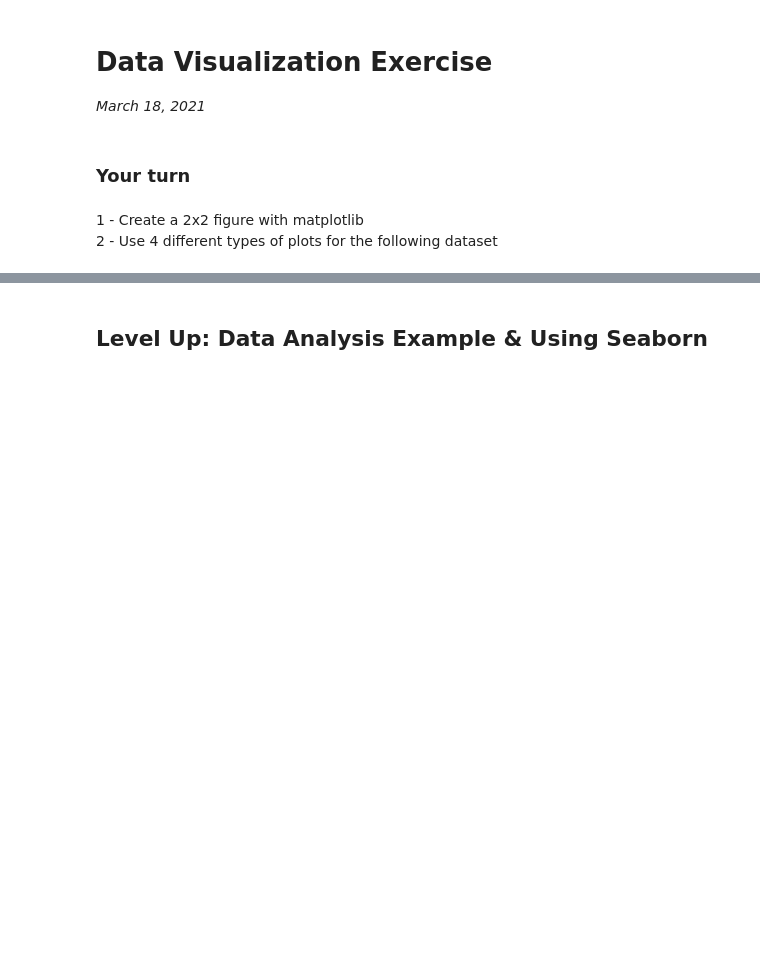
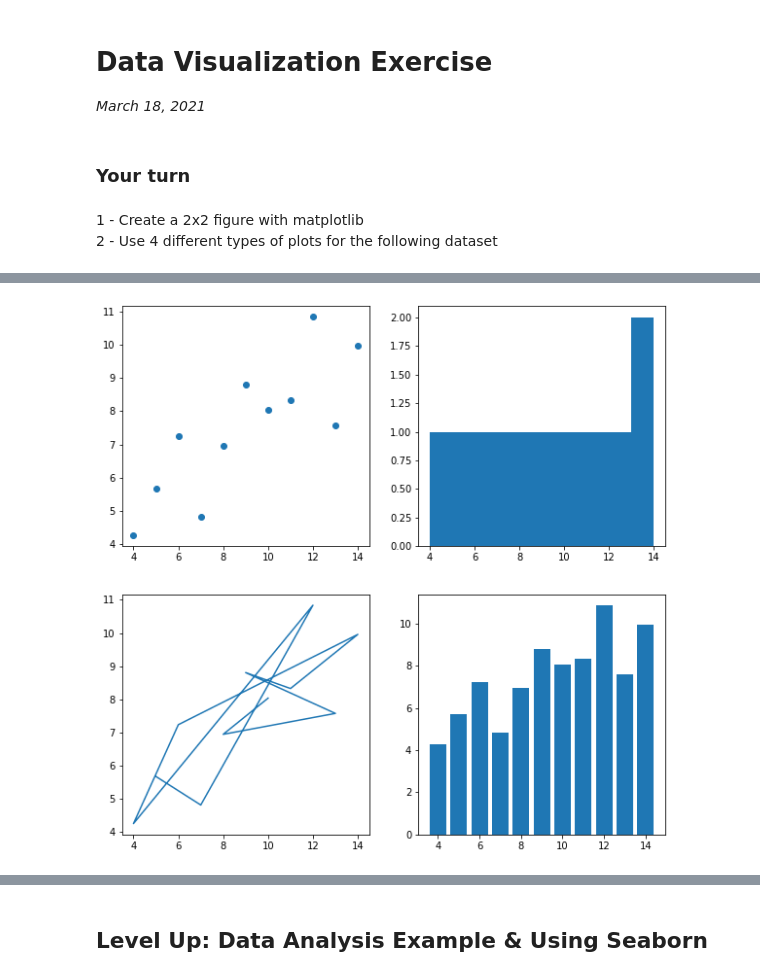
Before and after one commit to jayce7376/data_viz_exercise, a Jupyter notebook: Data_Viz.ipynb, the cells around one changed output, grey strips where cells are left out. Saved outputs shown, nothing was run; the diff lists cells and outputs as text; code cells hidden in the pictures; blank space fills up the shorter version.

```diff
--- a/Data_Viz.ipynb
+++ b/Data_Viz.ipynb
@@ -20,4 +27,5 @@ aq
 # %%
 # subset the dataset to only include columns "x123" and "y1", and call the new dataframe aq1
+aq1 = aq[['x123', 'y1']]
 # %%
 # create a 2x2 subplot, use figsize 10x10
@@ -25,18 +35,22 @@ fig , axes = None
 # %%
 # define our x and y
 x = aq1.x123
 y = aq1.y1
 
 # now create 4 graphs, the the upper left graph a scatter plot
 # the bottom left a line plot
 # the top right a histogram (just show x)
 # the bottom right a bar plot
 
 
 #starter code:
-axes[_][_].___(_,_)
-axes[_][_].___(_,_)
-axes[_][_].___(_)
-axes[_][_].___(_,_)
+axes[0][0].scatter(x, y)
+axes[1][0].plot(x,y)
+axes[0][1].hist(x)
+axes[1][1].bar(x,y)
+
+fig
+# %% [output]
+[figure, added]
 # %%
 # Add titles to each of the axes objects
```
Also changed, not shown: parts of 9 cells of this notebook.
